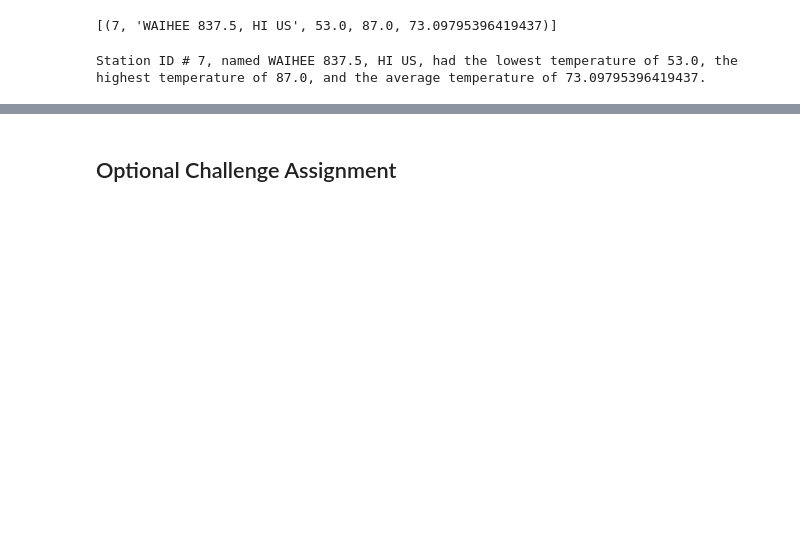
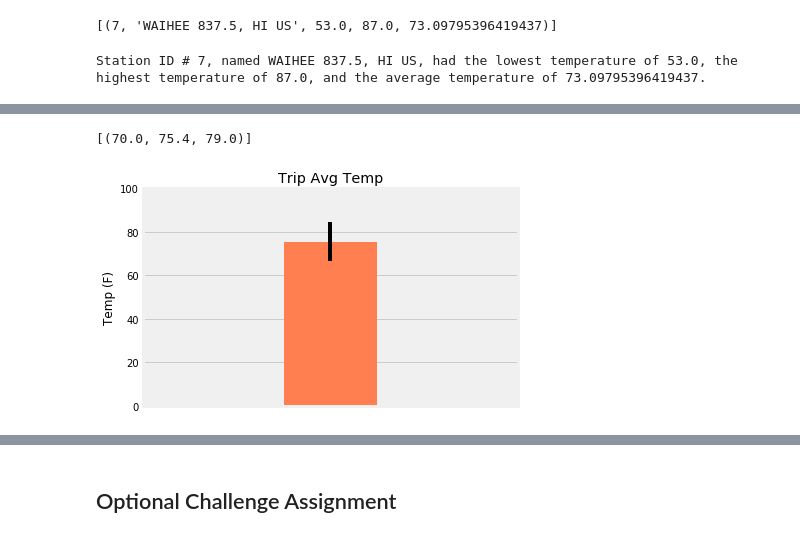
Before and after one commit to professorlust/sql-alchemy, a Jupyter notebook: climate_Reed.ipynb, the cells around one changed output, grey strips where cells are left out. Cells and saved outputs as stored; diff of their text form; code cells hidden in the pictures; blank space fills up the shorter version.

```diff
--- a/climate_Reed.ipynb
+++ b/climate_Reed.ipynb
@@ -231,8 +264,29 @@ print(calc_temps('2012-02-28', '2012-03-05'))
 # %%
 # Use your previous function `calc_temps` to calculate the tmin, tavg, and tmax
 # for your trip using the previous year's data for those same dates.
+# Planned trip dates: 2018-05-10 to 2018-05-17; using 2017-05-10 to 2017-05-17 for previous year
+trip = calc_temps('2017-05-10', '2017-05-17')
+trip
+# %% [output]
+[(70.0, 75.4, 79.0)]
 # %%
 # Plot the results from your previous query as a bar chart.
 # Use "Trip Avg Temp" as your Title
 # Use the average temperature for the y value
 # Use the peak-to-peak (tmax-tmin) value as the y error bar (yerr)
+trip_df = pd.DataFrame(trip, columns=['min', 'avg', 'max'])
+tripAvg = trip_df['avg'].iloc[0:1].values.item()
+tripMin = trip_df['min'].iloc[0:1].values.item()
+tripMax = trip_df['max'].iloc[0:1].values.item()
+tripVariance = tripMax - tripMin
+
+trip_df['avg'].plot.bar(color='coral', width=.5, yerr=tripVariance)
+plt.ylabel("Temp (F)")
+plt.title("Trip Avg Temp")
+plt.ylim(0,100)
+plt.xlim(-1,1)
+
+plt.xticks([])
+plt.show()
+# %% [output]
+[figure, added]
```
Also changed, not shown: parts of 15 cells of this notebook.
